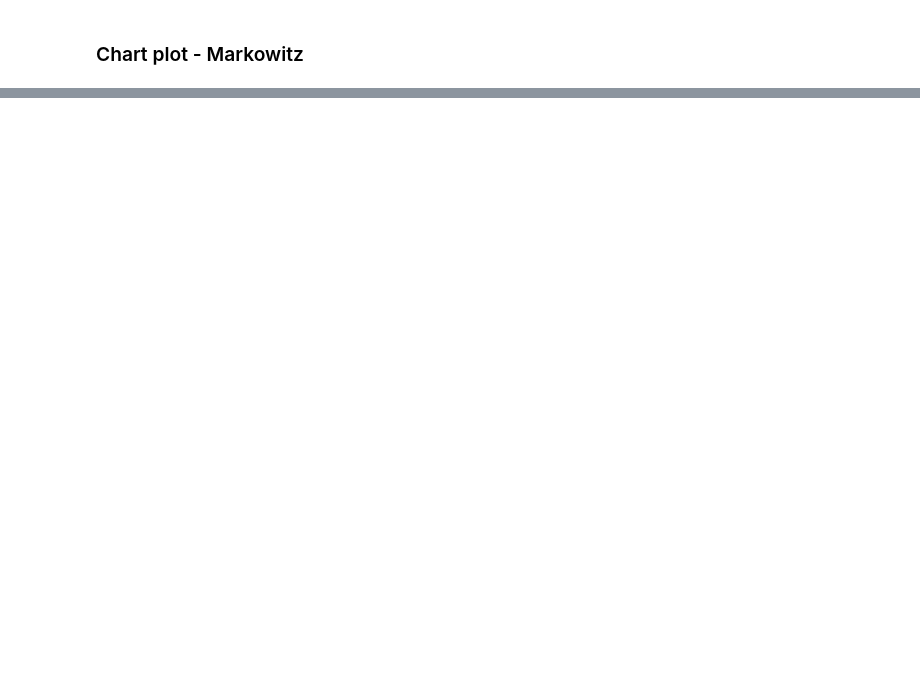
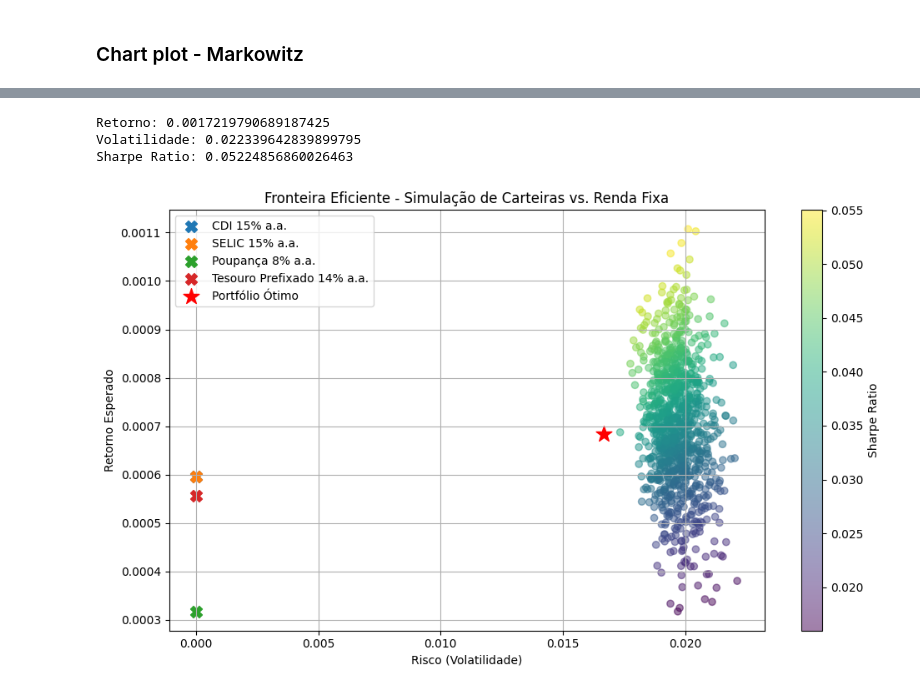
Before and after one commit to maronect/deep_learning_finance, a Jupyter notebook: notebooks/01-markowitz_optimization.ipynb, the cells around one changed output, grey strips where cells are left out. Cells and saved outputs as stored; diff of their text form; code cells hidden in the pictures; blank space fills up the shorter version.

```diff
--- a/notebooks/01-markowitz_optimization.ipynb
+++ b/notebooks/01-markowitz_optimization.ipynb
@@ -23,3 +62,2 @@ cov_matrix = daily_returns.cov()
 # %%
-weights_vol = minimize_volatility(mean_returns, cov_matrix, target_return)
-weights_sharpe = maximize_sharpe(mean_returns, cov_matrix, risk_free_rate)
+weights_markowitz = minimize_volatility(mean_returns, cov_matrix, target_return)
@@ -41,0 +123,17 @@ plot_time_serie(daily_returns, optimized_weights=weights_sharpe)
+# %%
+ret_sharpe = portfolio_return(weights_sharpe, mean_returns)
+vol_sharpe = portfolio_volatility(weights_sharpe, cov_matrix)
+sharpe_ratio = (ret_sharpe - risk_free_rate_daily) / vol_sharpe
+
+print("Retorno:", ret_sharpe)
+print("Volatilidade:", vol_sharpe)
+print("Sharpe Ratio:", sharpe_ratio)
+# %% [output]
+Retorno: 0.0017219790689187425
+Volatilidade: 0.022339642839899795
+Sharpe Ratio: 0.05224856860026463
+# %%
+
+plot_efficient_frontier(mean_returns, cov_matrix, optimized_weights=weights_markowitz) # esse mean_returns tem que ser (pd.Series)
+# %% [output]
+[figure, added]
```
Also changed, not shown: parts of 14 cells of this notebook.
